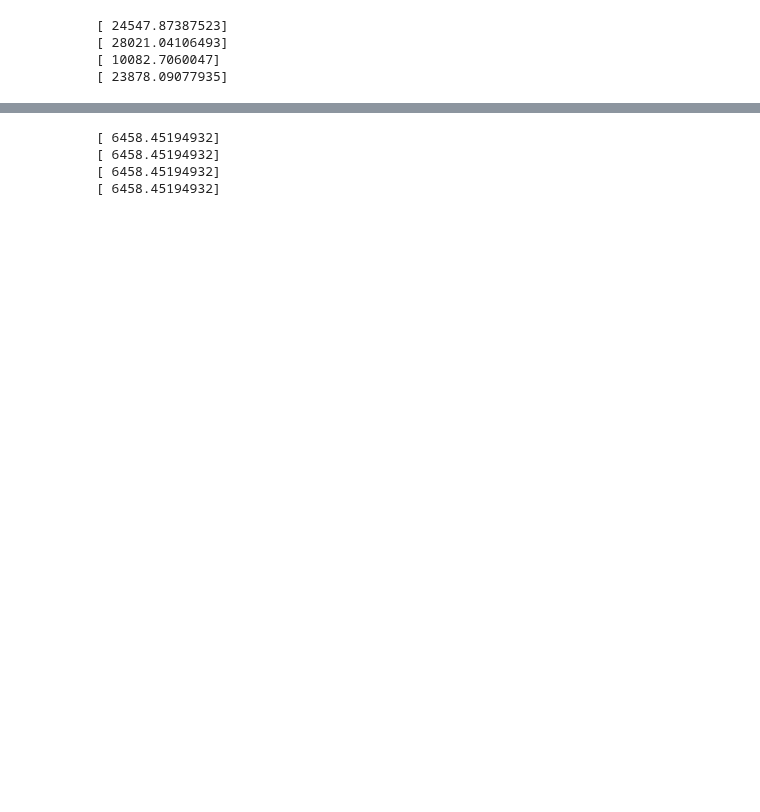
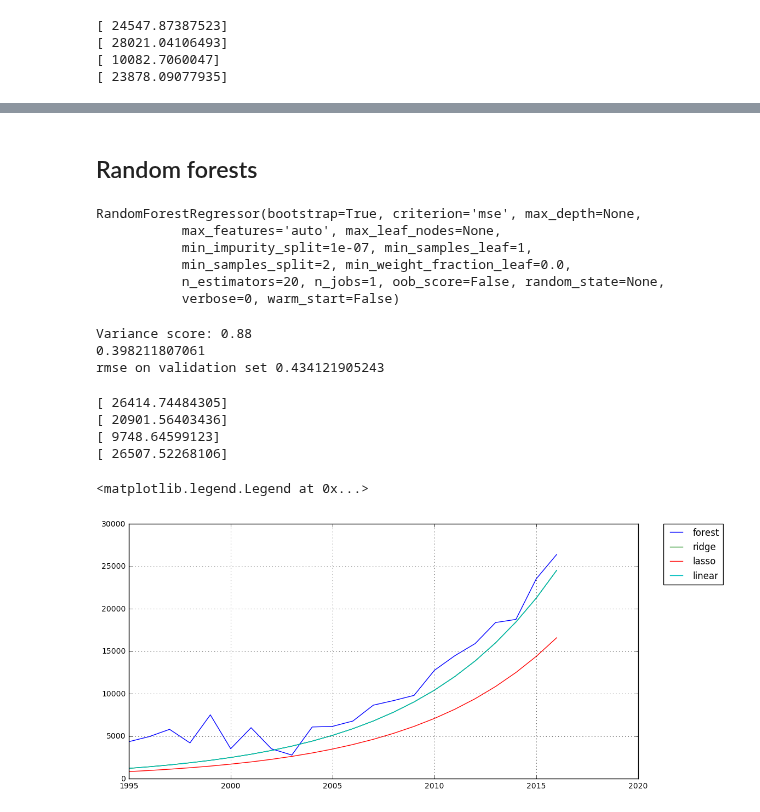
Before and after one commit to ddmng/jupyter-test, a Jupyter notebook: Autos-Copy1.ipynb, the cells around one changed output, grey strips where cells are left out. Saved outputs shown, nothing was run; the diff lists cells and outputs as text; code cells hidden in the pictures; blank space fills up the shorter version.

Commit message:
Titanic excercise Random forest in car price dataset

```diff
--- a/Autos-Copy1.ipynb
+++ b/Autos-Copy1.ipynb
@@ -409,15 +372,56 @@ dtype: float64
+# %% [markdown]
+## Random forests
+# %%
+from sklearn.ensemble import RandomForestRegressor
+forest = RandomForestRegressor(n_estimators = 20)
+forest.fit(X_train, y_train)
+# %% [output]
+RandomForestRegressor(bootstrap=True, criterion='mse', max_depth=None,
+           max_features='auto', max_leaf_nodes=None,
+           min_impurity_split=1e-07, min_samples_leaf=1,
+           min_samples_split=2, min_weight_fraction_leaf=0.0,
+           n_estimators=20, n_jobs=1, oob_score=False, random_state=None,
+           verbose=0, warm_start=False)
+# %%
+# Explained variance score: 1 is perfect prediction
+print('Variance score: %.2f' % forest.score(X_test, y_test))
+
+print(np.sqrt(np.mean((y_test - forest.predict(X_test))**2)))
+print("rmse on validation set", cv_rmse(forest, X_test, y_test).mean())
+# %% [output]
+Variance score: 0.88
+0.398211807061
+rmse on validation set 0.434121905243
 # %%
-vw1 = calc_values(model_lassocv, 2016, 'volkswagen', 'touran', 'bus', 'manuell', 'diesel', 105, 10000, 'nein')
-bmw  = calc_values(model_lassocv, 2016, 'bmw', '3er', 'limousine', 'manuell', 'diesel', 150, 10000, 'nein')
-fiat  = calc_values(model_lassocv, 2016, 'fiat', 'punto', 'kleinwagen', 'manuell', 'benzin', 60, 10000, 'nein')
-vw2 = calc_values(model_lassocv, 2016, 'volkswagen', 'tiguan', 'suv', 'manuell', 'diesel', 130, 10000, 'nein')
+vw1 = calc_values(forest, 2016, 'volkswagen', 'touran', 'bus', 'manuell', 'diesel', 105, 10000, 'nein')
+bmw  = calc_values(forest, 2016, 'bmw', '3er', 'limousine', 'manuell', 'diesel', 150, 10000, 'nein')
+fiat  = calc_values(forest, 2016, 'fiat', 'punto', 'kleinwagen', 'manuell', 'benzin', 60, 10000, 'nein')
+vw2 = calc_values(forest, 2016, 'volkswagen', 'tiguan', 'suv', 'manuell', 'diesel', 130, 10000, 'nein')
 
 print(vw1)
 print(bmw)
 print(fiat)
 print(vw2)
 # %% [output]
-[ 6458.45194932]
-[ 6458.45194932]
-[ 6458.45194932]
-[ 6458.45194932]
+[ 26414.74484305]
+[ 20901.56403436]
+[ 9748.64599123]
+[ 26507.52268106]
+# %%
+r = range(1995, 2017)
+km_year = 10000
+
+values_forest = [calc_values(forest, y, 'volkswagen', 'touran', 'bus', 'manuell', 'diesel', 105, km_year * (2017-y), 'nein') for y in r]
+values_ridge = [calc_values(model_ridge, y, 'volkswagen', 'touran', 'bus', 'manuell', 'diesel', 105, km_year * (2017-y), 'nein') for y in r]
+values_lasso = [calc_values(model_lasso, y, 'volkswagen', 'touran', 'bus', 'manuell', 'diesel', 105, km_year * (2017-y), 'nein') for y in r]
+values_linear = [calc_values(linear, y, 'volkswagen', 'touran', 'bus', 'manuell', 'diesel', 105, km_year * (2017-y), 'nein') for y in r]
+
+plt.plot(r, values_forest, label='forest')
+plt.plot(r, values_ridge, label='ridge')
+plt.plot(r, values_lasso, label='lasso')
+plt.plot(r, values_linear, label='linear')
+plt.grid()
+plt.legend(bbox_to_anchor=(1.05, 1), loc=2, borderaxespad=0.)
+# %% [output]
+<matplotlib.legend.Legend at 0x...>
+[figure, added]
```
Also changed, not shown: parts of 5 cells of this notebook, 11 other files.
